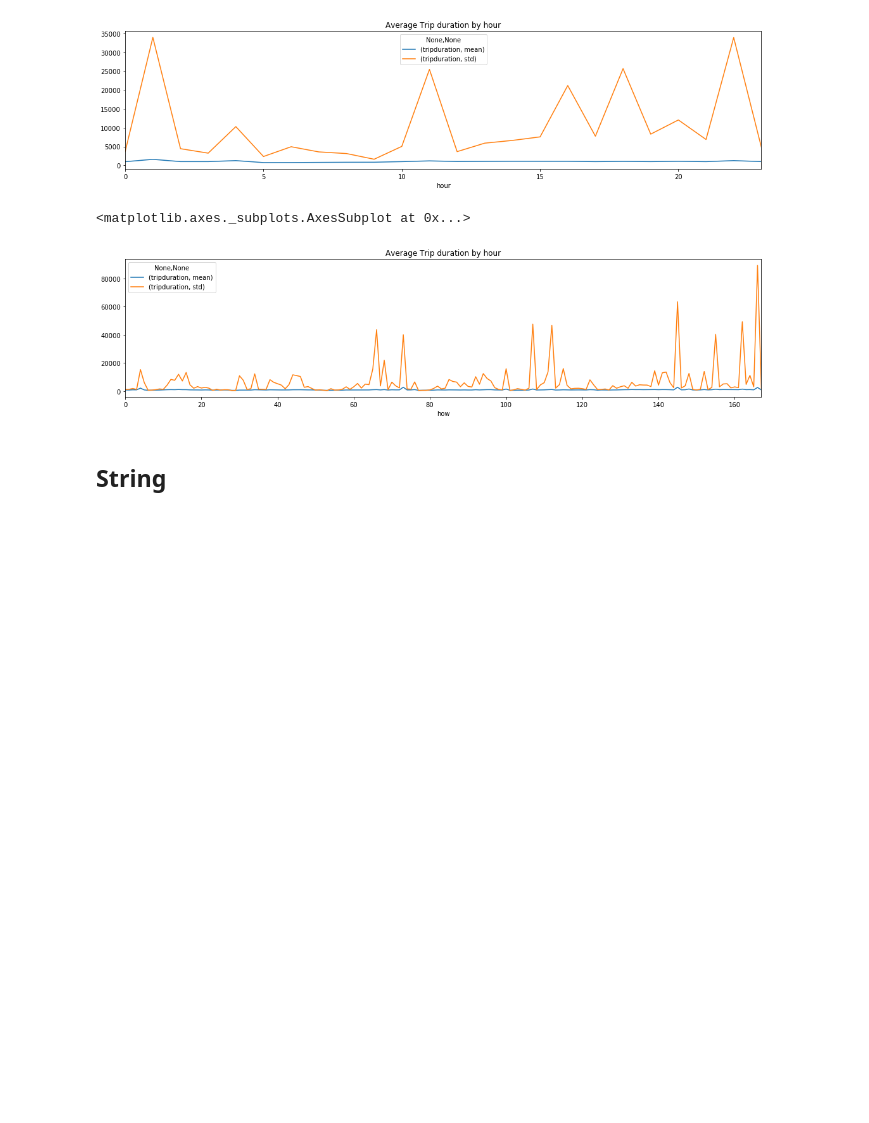
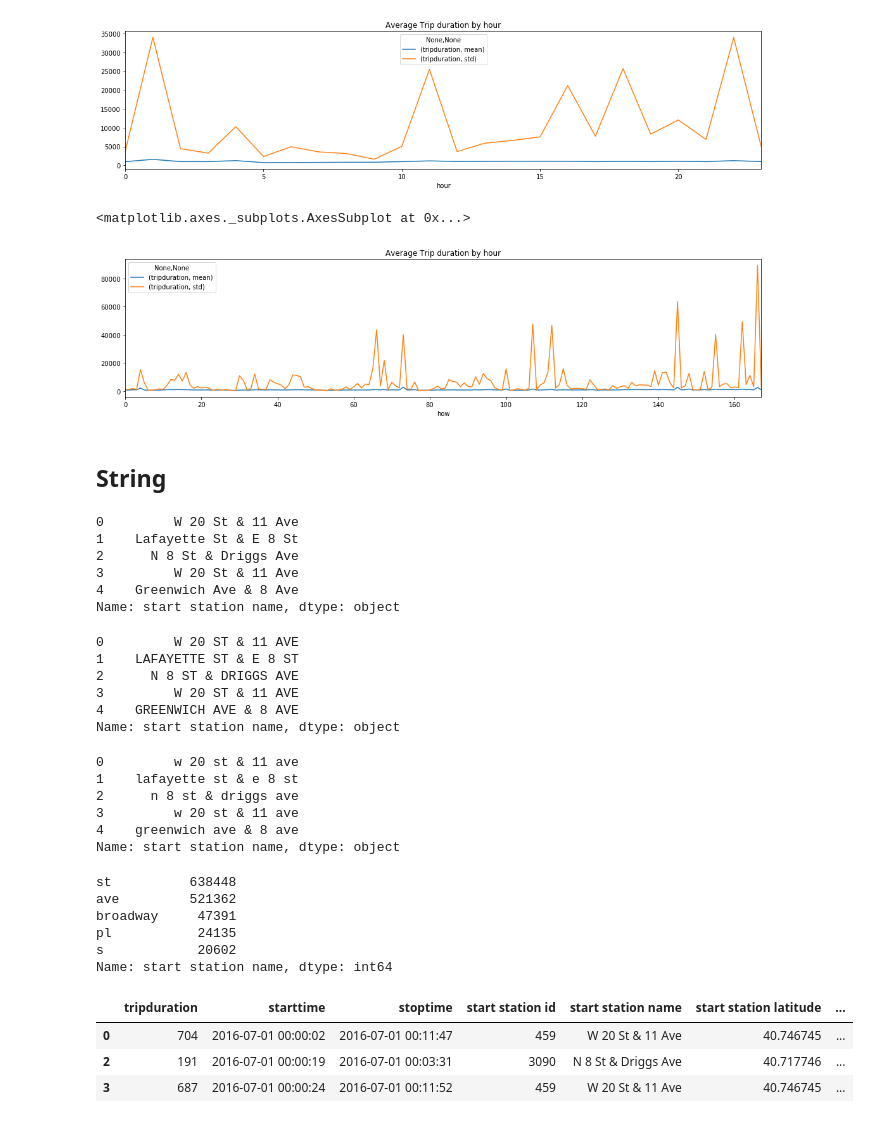
Before and after one commit to Casyfill/AUD_Metropolitan_Data, a Jupyter notebook: cheatsheets/3_Data types.ipynb, the cells around one changed output. Drawn from its saved outputs; the diff is of its cells as text; code cells hidden in the pictures; blank space fills up the shorter version.

Commit message:
String types added

```diff
--- a/cheatsheets/3_Data types.ipynb
+++ b/cheatsheets/3_Data types.ipynb
@@ -136,3 +136,51 @@ df.groupby('how').agg({'tripduration':['mean','std']}).plot(figsize=(18,4), titl
 [figure]
 # %% [markdown]
 ## String
+# %%
+# String is another type of the oblect
+df['start station name'].head()
+# %% [output]
+0         W 20 St & 11 Ave
+1    Lafayette St & E 8 St
+2      N 8 St & Driggs Ave
+3         W 20 St & 11 Ave
+4    Greenwich Ave & 8 Ave
+Name: start station name, dtype: object
+# %%
+df['start station name'].str.upper().head()
+# %% [output]
+0         W 20 ST & 11 AVE
+1    LAFAYETTE ST & E 8 ST
+2      N 8 ST & DRIGGS AVE
+3         W 20 ST & 11 AVE
+4    GREENWICH AVE & 8 AVE
+Name: start station name, dtype: object
+# %%
+df['start station name'].str.lower().head()
+# %% [output]
+0         w 20 st & 11 ave
+1    lafayette st & e 8 st
+2      n 8 st & driggs ave
+3         w 20 st & 11 ave
+4    greenwich ave & 8 ave
+Name: start station name, dtype: object
+# %%
+# lets get the last word in the address.
+# note that we have to use `str.` 2 times here - one time to get lower case
+# and one time to split on
+df['start station name'].str.lower().str.split(' ').str.get(-1).value_counts().head(5)
+# %% [output]
+st          638448
+ave         521362
+broadway     47391
+pl           24135
+s            20602
+Name: start station name, dtype: int64
+# %%
+# strings that contain ...
+df[df['start station name'].str.contains(' Ave') ].head(3)
+# %% [output]
+|  | tripduration | starttime | stoptime | start station id | start station name | start station latitude | ... |
+| 0 | 704 | 2016-07-01 00:00:02 | 2016-07-01 00:11:47 | 459 | W 20 St & 11 Ave | 40.746745 | ... |
+| 2 | 191 | 2016-07-01 00:00:19 | 2016-07-01 00:03:31 | 3090 | N 8 St & Driggs Ave | 40.717746 | ... |
+| 3 | 687 | 2016-07-01 00:00:24 | 2016-07-01 00:11:52 | 459 | W 20 St & 11 Ave | 40.746745 | ... |
```
Also changed, not shown: parts of 1 cell of this notebook.
